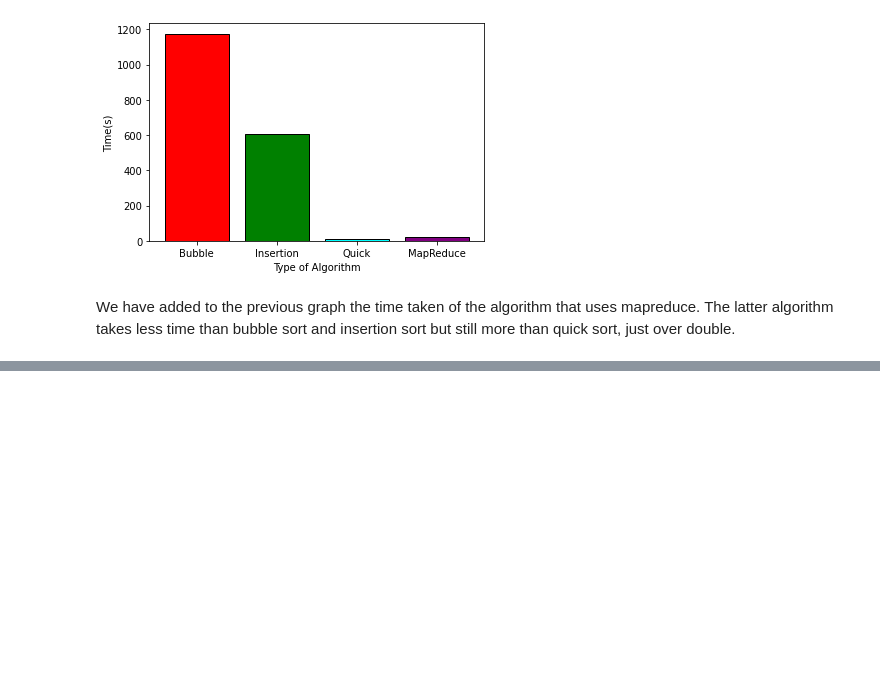
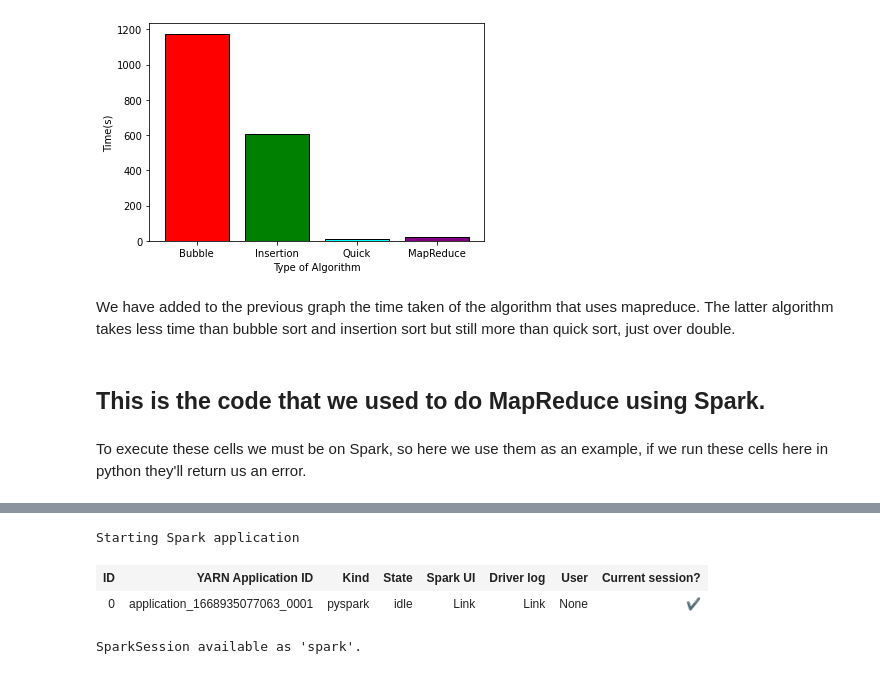
Before and after one commit to MePando/ADM-HW3, a Jupyter notebook: main.ipynb, the cells around one changed output, grey strips where cells are left out. Saved outputs shown, nothing was run; the diff lists cells and outputs as text; code cells hidden in the pictures; blank space fills up the shorter version.

```diff
--- a/main.ipynb
+++ b/main.ipynb
@@ -2449,3 +2449,10 @@ plt.show()
 [figure]
 # %% [markdown]
 We have added to the previous graph the time taken of the algorithm that uses mapreduce. The latter algorithm takes less time than bubble sort and insertion sort but still more than quick sort, just over double.
+# %% [markdown]
+## This is the code that we used to do MapReduce using Spark.
+# %% [markdown]
+To execute these cells we must be on Spark, so here we use them as an example, if we run these cells here in python they'll return us an error.
+# %%
+file = sc.textFile('s3://amichetto30/ApplicantsInfo.txt')    # we are reading the file ApplicantsInfo.txt that is stored in our bucket on S3
+# %% [output]
@@ -2451,0 +2460,4 @@ We have added to the previous graph the time taken of the algorithm that uses ma
+Starting Spark application
+| ID | YARN Application ID | Kind | State | Spark UI | Driver log | User | Current session? |
+| 0 | application_1668935077063_0001 | pyspark | idle | Link | Link | None | ✔ |
+SparkSession available as 'spark'.
```
Also changed, not shown: parts of 13 cells of this notebook.
